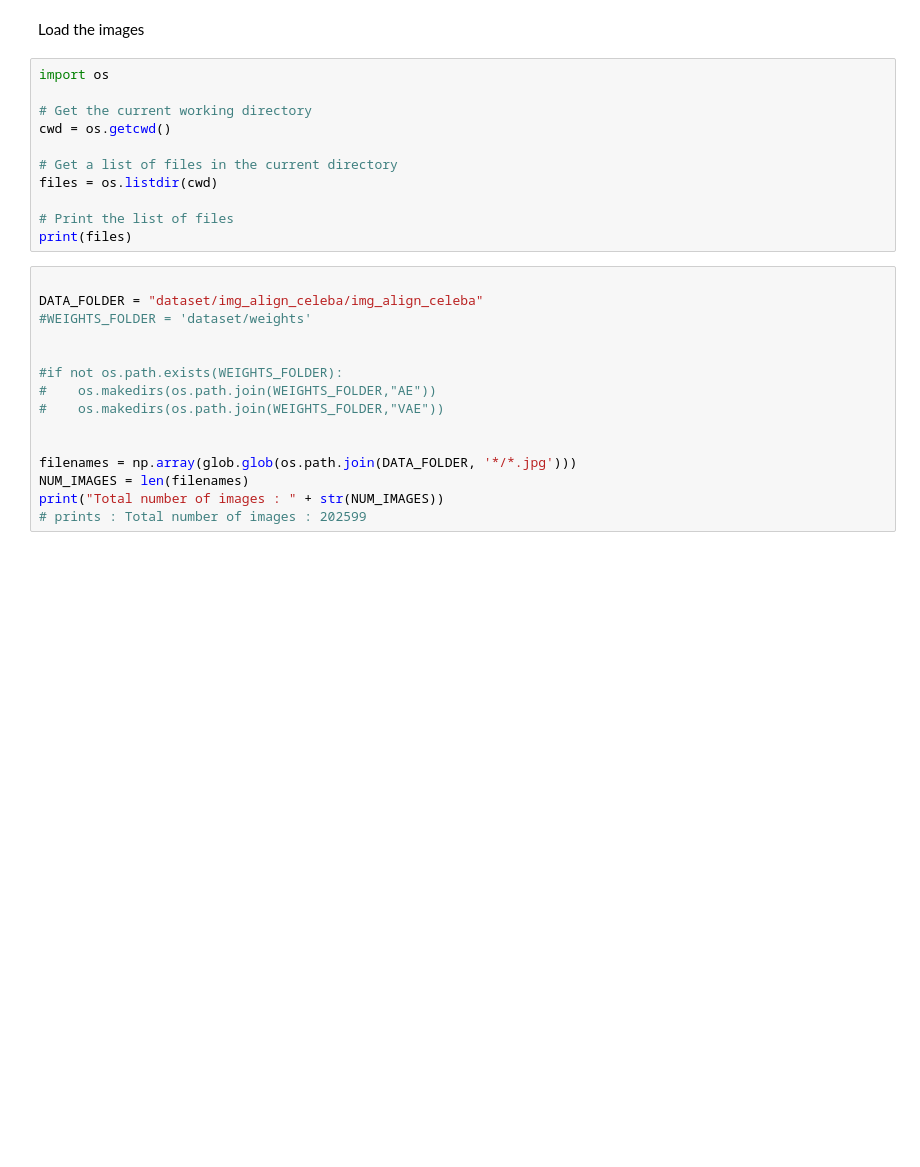
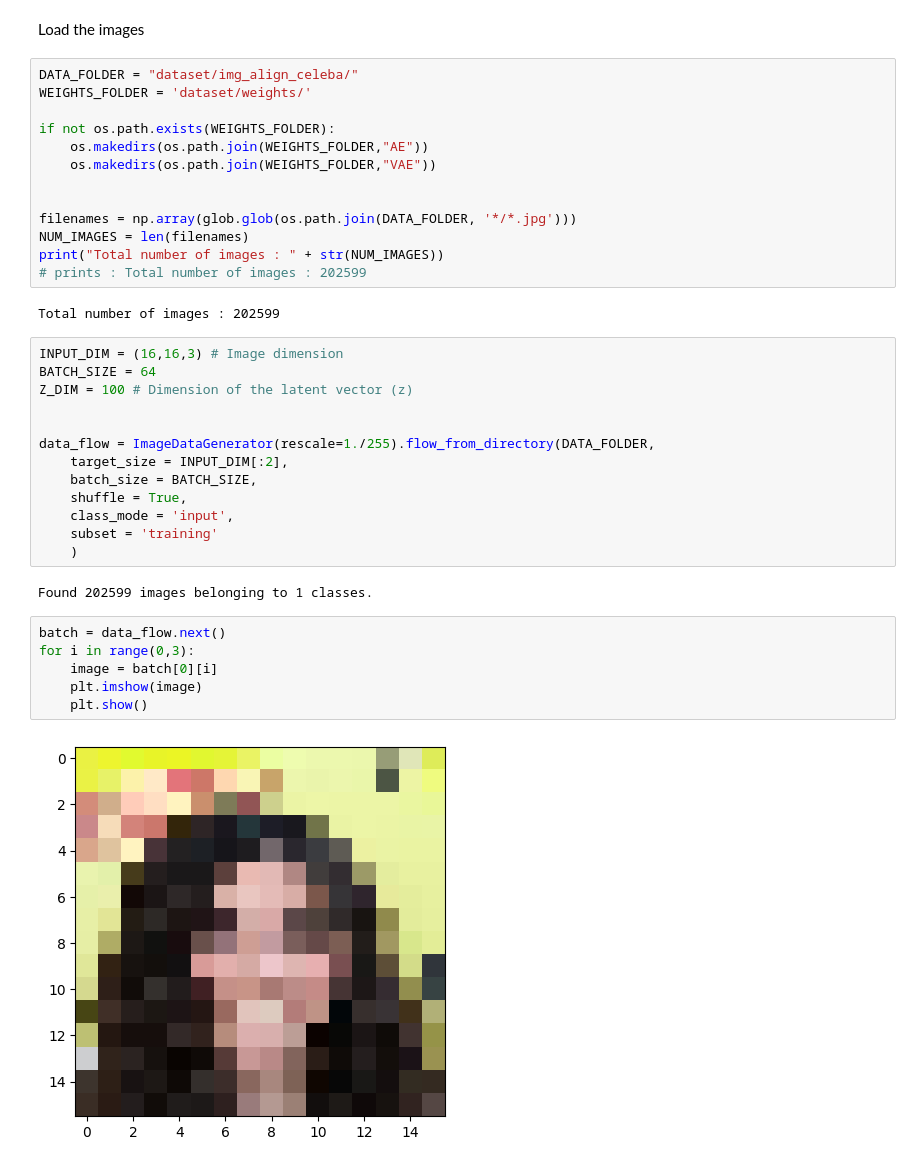
Before and after one commit to Merchaoui/Deep-Learning-GAN, a Jupyter notebook: Project P3.ipynb, the cells around one changed output. Saved outputs shown, nothing was run; the diff lists cells and outputs as text; blank space fills up the shorter version.

Commit message:
train first model

```diff
--- a/Project P3.ipynb
+++ b/Project P3.ipynb
@@ -33,29 +35,41 @@ from keras.callbacks import ModelCheckpoint
 os.environ['KMP_DUPLICATE_LIB_OK'] = 'True'
 # %% [markdown]
 Load the images
-# %%
-import os
-
-# Get the current working directory
-cwd = os.getcwd()
-
-# Get a list of files in the current directory
-files = os.listdir(cwd)
-
-# Print the list of files
-print(files)
-# %%
-
-DATA_FOLDER = "dataset/img_align_celeba/img_align_celeba"
-#WEIGHTS_FOLDER = 'dataset/weights'
-
-
-#if not os.path.exists(WEIGHTS_FOLDER):
-#    os.makedirs(os.path.join(WEIGHTS_FOLDER,"AE"))
-#    os.makedirs(os.path.join(WEIGHTS_FOLDER,"VAE"))
-
-
-filenames = np.array(glob.glob(os.path.join(DATA_FOLDER, '*/*.jpg')))
-NUM_IMAGES = len(filenames)
-print("Total number of images : " + str(NUM_IMAGES))
-# prints : Total number of images : 202599
+# %%
+DATA_FOLDER = "dataset/img_align_celeba/"
+WEIGHTS_FOLDER = 'dataset/weights/'
+
+if not os.path.exists(WEIGHTS_FOLDER):
+    os.makedirs(os.path.join(WEIGHTS_FOLDER,"AE"))
+    os.makedirs(os.path.join(WEIGHTS_FOLDER,"VAE"))
+
+
+filenames = np.array(glob.glob(os.path.join(DATA_FOLDER, '*/*.jpg')))
+NUM_IMAGES = len(filenames)
+print("Total number of images : " + str(NUM_IMAGES))
+# prints : Total number of images : 202599
+# %% [output]
+Total number of images : 202599
+# %%
+INPUT_DIM = (16,16,3) # Image dimension
+BATCH_SIZE = 64
+Z_DIM = 100 # Dimension of the latent vector (z)
+
+
+data_flow = ImageDataGenerator(rescale=1./255).flow_from_directory(DATA_FOLDER,
+    target_size = INPUT_DIM[:2],
+    batch_size = BATCH_SIZE,
+    shuffle = True,
+    class_mode = 'input',
+    subset = 'training'
+    )
+# %% [output]
+Found 202599 images belonging to 1 classes.
+# %%
+batch = data_flow.next()
+for i in range(0,3):
+    image = batch[0][i]
+    plt.imshow(image)
+    plt.show()
+# %% [output]
+[figure, added]
```
Also changed, not shown: parts of 6 cells of this notebook.
